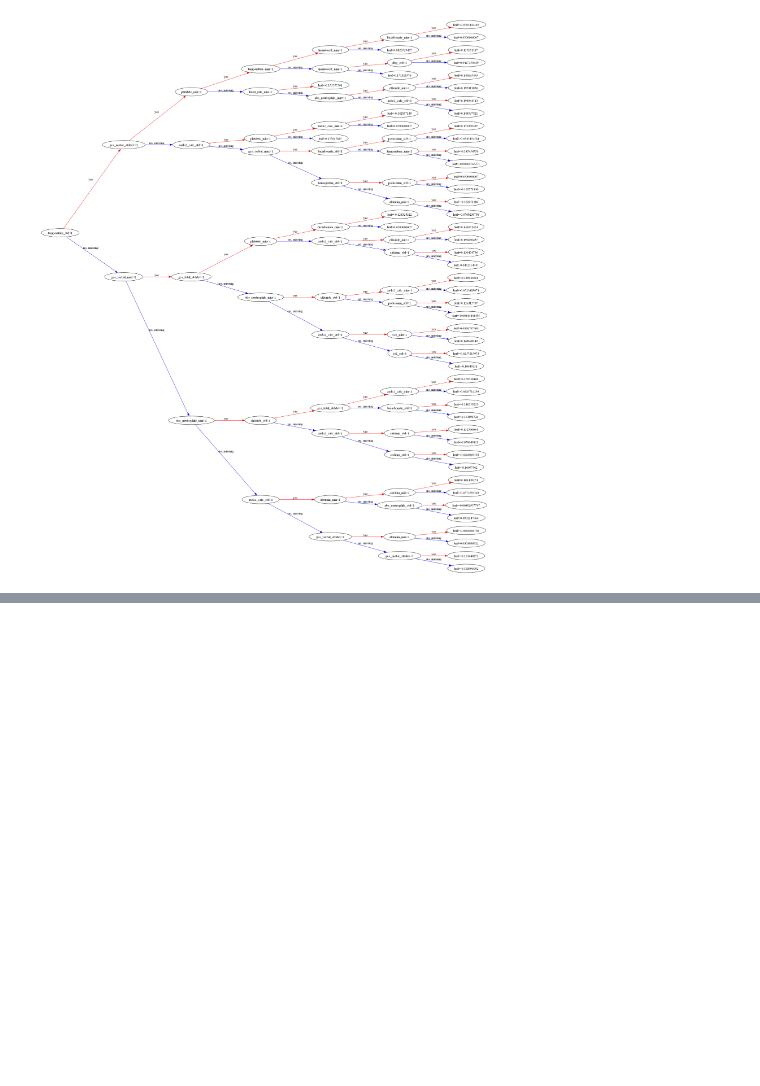
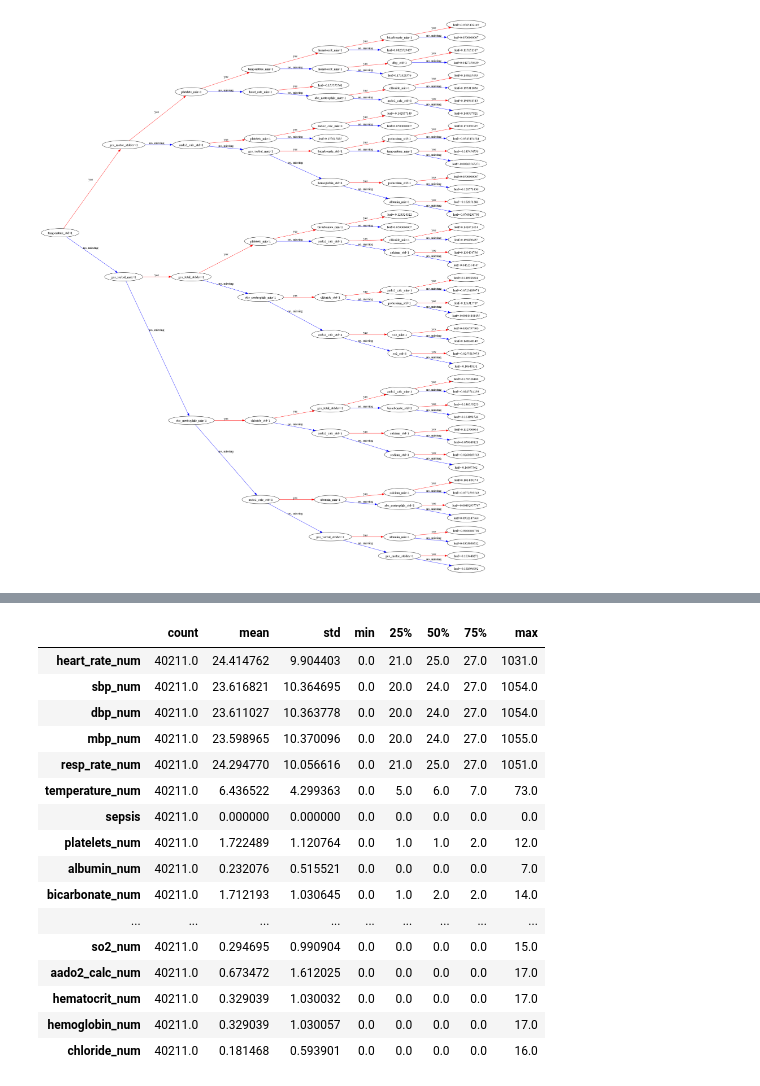
Before and after one commit to cdboer/kp-medizinische-informatik-ss23, a Jupyter notebook: ml/ml.ipynb, the cells around one changed output, grey strips where cells are left out. Cells and saved outputs as stored; diff of their text form; code cells hidden in the pictures; blank space fills up the shorter version.

```diff
--- a/ml/ml.ipynb
+++ b/ml/ml.ipynb
@@ -575,0 +750,26 @@ Features in both top 20 sets:  {'gcs_eyes_stddev', 'abs_neutrophils_max', 'gcs_t
+# %%
+# How many values factor into the aggregate (sepsis == 0)?
+variable_counts_not_sepsis.describe().T
+
+# We notice, that the number of values that factor into the aggregate is generally higher for sepsis == 0 than for sepsis == 1.
+# This is possibly due to the definition of the feature window, that is, the time window for patients without sepsis grows into their ICU stay whereas the time window for patients with sepsis grows into the past.
+# The frequency of measurements taken in the ICU is higher than the frequency of measurements taken for patients not in the ICU.
+# Therefore, the number of values that factor into the aggregate is generally higher for sepsis == 0 than for sepsis == 1.
+# %% [output]
+|  | count | mean | std | min | 25% | 50% | 75% | max |
+| heart_rate_num | 40211.0 | 24.414762 | 9.904403 | 0.0 | 21.0 | 25.0 | 27.0 | 1031.0 |
+| sbp_num | 40211.0 | 23.616821 | 10.364695 | 0.0 | 20.0 | 24.0 | 27.0 | 1054.0 |
+| dbp_num | 40211.0 | 23.611027 | 10.363778 | 0.0 | 20.0 | 24.0 | 27.0 | 1054.0 |
+| mbp_num | 40211.0 | 23.598965 | 10.370096 | 0.0 | 20.0 | 24.0 | 27.0 | 1055.0 |
+| resp_rate_num | 40211.0 | 24.294770 | 10.056616 | 0.0 | 21.0 | 25.0 | 27.0 | 1051.0 |
+| temperature_num | 40211.0 | 6.436522 | 4.299363 | 0.0 | 5.0 | 6.0 | 7.0 | 73.0 |
+| sepsis | 40211.0 | 0.000000 | 0.000000 | 0.0 | 0.0 | 0.0 | 0.0 | 0.0 |
+| platelets_num | 40211.0 | 1.722489 | 1.120764 | 0.0 | 1.0 | 1.0 | 2.0 | 12.0 |
+| albumin_num | 40211.0 | 0.232076 | 0.515521 | 0.0 | 0.0 | 0.0 | 0.0 | 7.0 |
+| bicarbonate_num | 40211.0 | 1.712193 | 1.030645 | 0.0 | 1.0 | 2.0 | 2.0 | 14.0 |
+| ... | ... | ... | ... | ... | ... | ... | ... | ... |
+| so2_num | 40211.0 | 0.294695 | 0.990904 | 0.0 | 0.0 | 0.0 | 0.0 | 15.0 |
+| aado2_calc_num | 40211.0 | 0.673472 | 1.612025 | 0.0 | 0.0 | 0.0 | 0.0 | 17.0 |
+| hematocrit_num | 40211.0 | 0.329039 | 1.030032 | 0.0 | 0.0 | 0.0 | 0.0 | 17.0 |
+| hemoglobin_num | 40211.0 | 0.329039 | 1.030057 | 0.0 | 0.0 | 0.0 | 0.0 | 17.0 |
+| chloride_num | 40211.0 | 0.181468 | 0.593901 | 0.0 | 0.0 | 0.0 | 0.0 | 16.0 |
```
Also changed, not shown: parts of 13 cells of this notebook, 1 other file.
